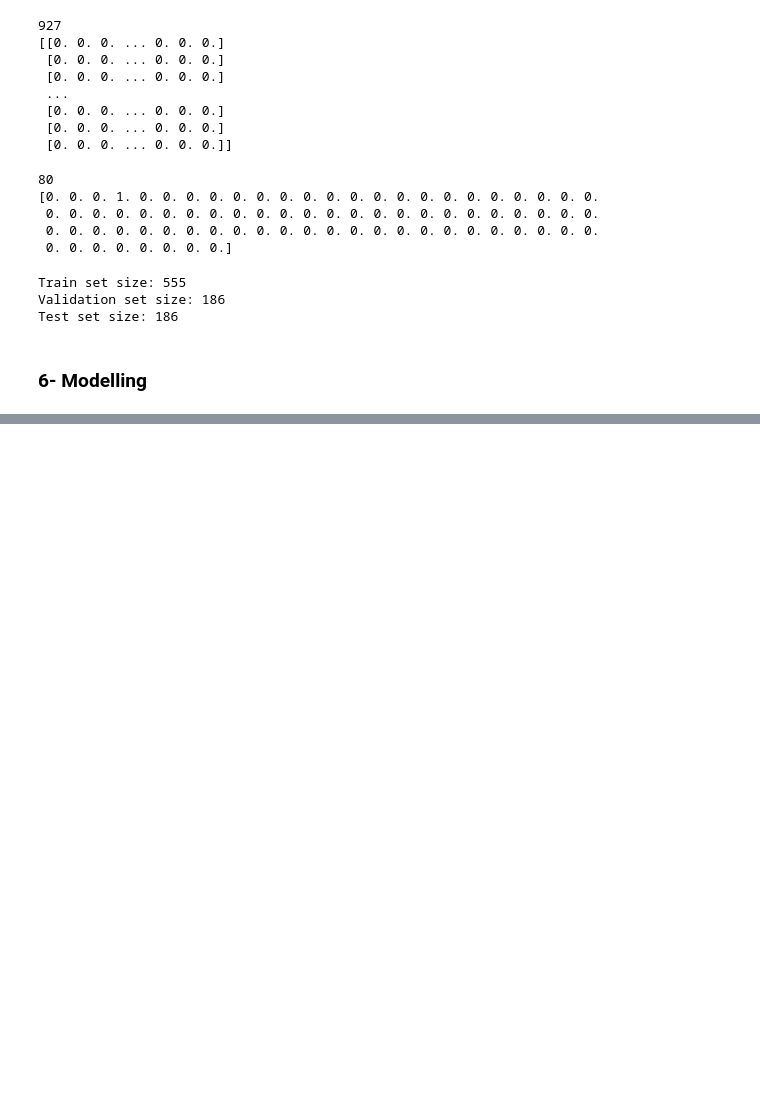
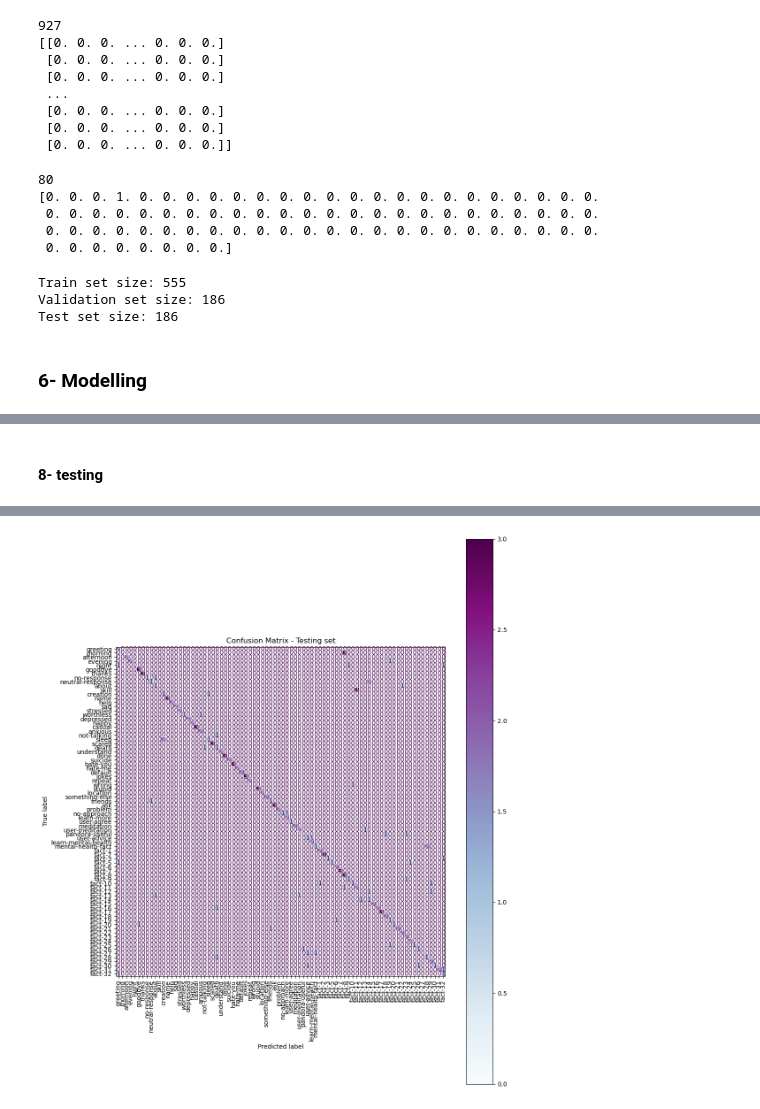
Before and after one commit to Selim9-9/Chatbot-For-Mental-Health, a Jupyter notebook: ChatBot.ipynb, the cells around one changed output, grey strips where cells are left out. Drawn from its saved outputs; the diff is of its cells as text; code cells hidden in the pictures; blank space fills up the shorter version.

```diff
--- a/ChatBot.ipynb
+++ b/ChatBot.ipynb
@@ -194,3 +194,6 @@ df2['patterns'].drop_duplicates(inplace=True)
 df2['patterns'].duplicated().sum()
 # %% [output]
 29
+# %%
+class_names = df2['tag'].unique()
+class_names
@@ -356,0 +499,23 @@ Test set size: 186
+# %% [markdown]
+#### 8- testing
+# %%
+# Confusion matrix
+# make predictions from the model on the test set
+y_pred = model.predict(x_test)
+
+# Convert predictions to class labels (because we're using softmax)
+# y_pred is a 2D array (e.g., shape (num_samples, num_classes))
+y_pred_labels = tf.argmax(y_pred, axis=1).numpy() #this function selects the index of the highest probability for each sample.
+# get the index true classes to use them in confusion matrix
+y_true_labels = tf.argmax(y_test, axis=1).numpy()
+
+from sklearn.metrics import confusion_matrix, ConfusionMatrixDisplay
+cm = confusion_matrix(y_true_labels,y_pred_labels)
+
+fig, ax = plt.subplots(figsize=(12,16))
+
+ConfusionMatrixDisplay(cm,display_labels= class_names ).plot(cmap="BuPu",xticks_rotation='vertical',ax=ax)
+
+ax.set_title("Confusion Matrix - Testing set")
+plt.show()
+# %% [output]
@@ -356,0 +523 @@ Test set size: 186
+[figure, added]
```
Also changed, not shown: parts of 12 cells of this notebook.
